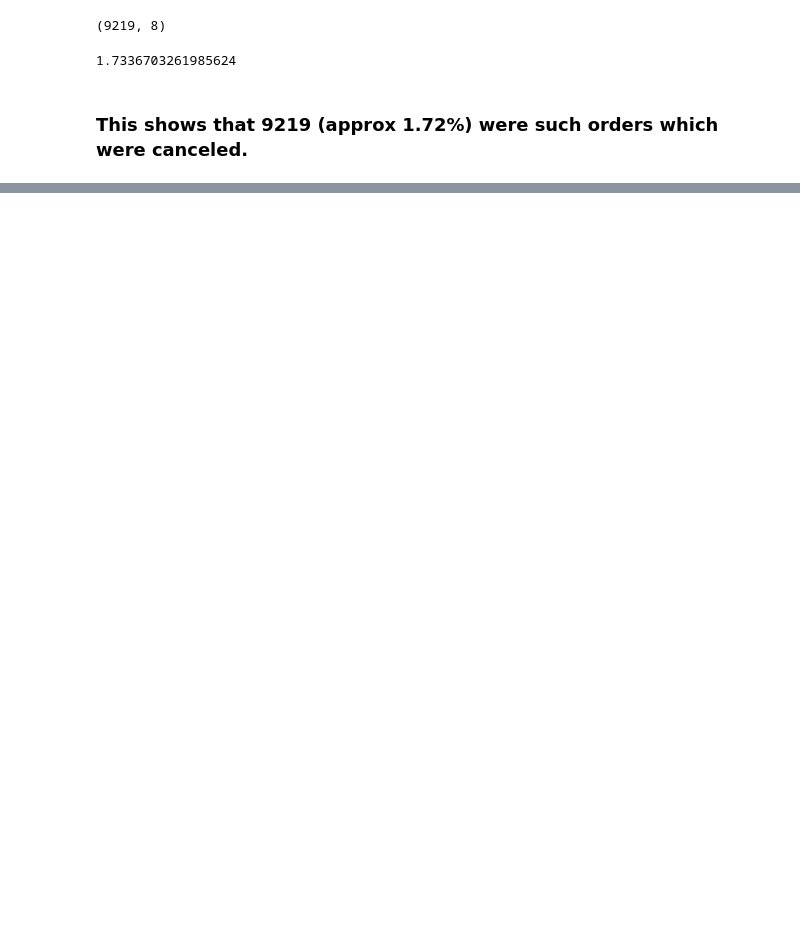
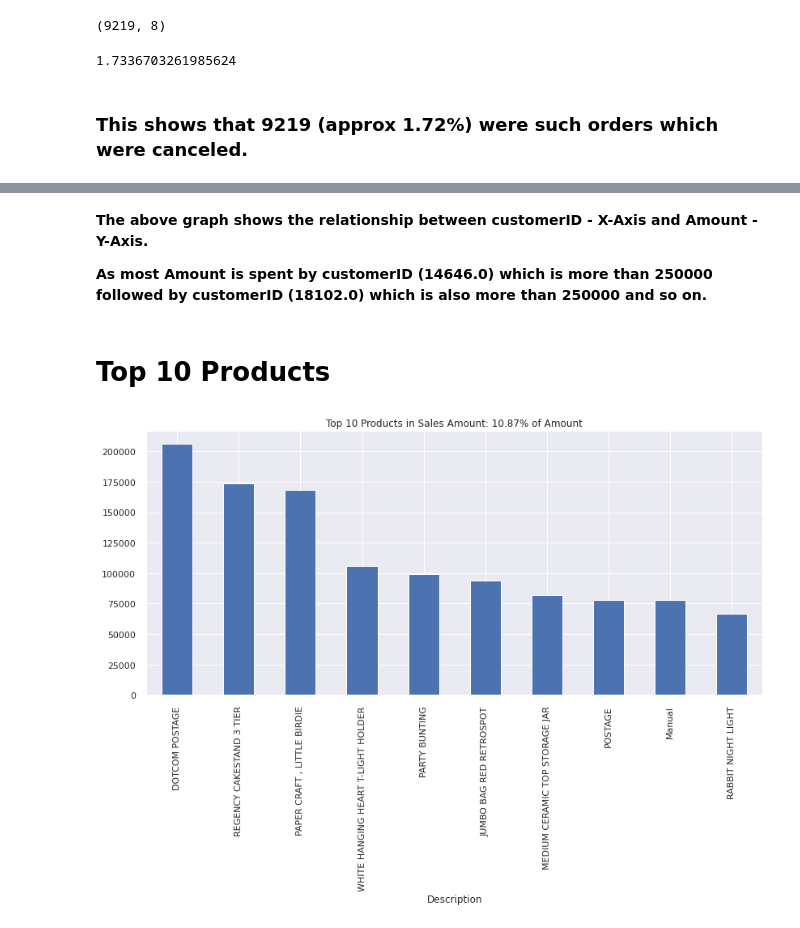
Before and after one commit to Deepakkarki24/Online-Retail-Customer-Segmentation, a Jupyter notebook: Individual_Colab_(Customer_Segmentation)_Capstone_Project.ipynb, the cells around one changed output, grey strips where cells are left out. Drawn from its saved outputs; the diff is of its cells as text; code cells hidden in the pictures; blank space fills up the shorter version.

```diff
--- a/Individual_Colab_(Customer_Segmentation)_Capstone_Project.ipynb
+++ b/Individual_Colab_(Customer_Segmentation)_Capstone_Project.ipynb
@@ -554,0 +650,22 @@ cancel_percentage
+# %% [markdown]
+**The above graph shows the relationship between customerID - X-Axis and Amount - Y-Axis.**
+
+**As most Amount is spent by customerID (14646.0) which is more than 250000 followed by customerID (18102.0) which is also more than 250000 and so on.**
+# %% [markdown]
+# **Top 10 Products**
+# %%
+# Plotting a graph for top 10 products
+AmoutSum = customer_df.groupby(["Description"]).amount.sum().sort_values(ascending = False)
+inv = customer_df[["Description", "InvoiceNo"]].groupby(["Description"]).InvoiceNo.unique().\
+      agg(np.size).sort_values(ascending = False)
+
+fig = plt.figure(figsize=(30, 6))
+f1 = fig.add_subplot(121)
+Top10 = list(AmoutSum[:10].index)
+PercentSales =  np.round((AmoutSum[Top10].sum()/AmoutSum.sum()) * 100, 2)
+
+g = AmoutSum[Top10].\
+    plot(kind='bar', title='Top 10 Products in Sales Amount: {:3.2f}% of Amount'.\
+                       format(PercentSales))
+# %% [output]
+[figure, added]
```
Also changed, not shown: parts of 26 cells of this notebook.
